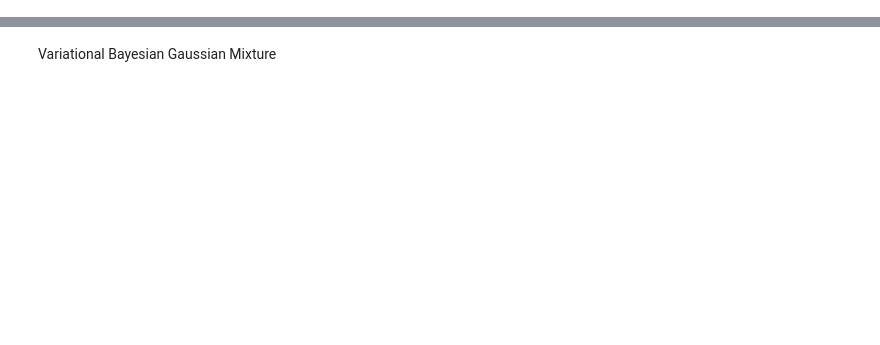
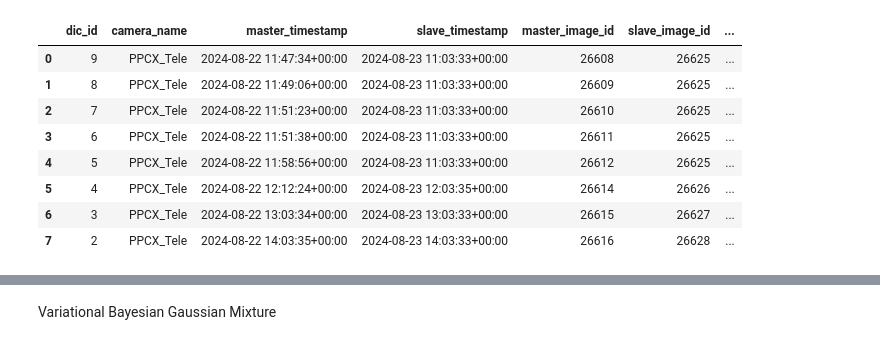
Before and after one commit to franioli/ppcx-domains, a Jupyter notebook: clusterize_GMM.ipynb, the cells around one changed output, grey strips where cells are left out. Saved outputs shown, nothing was run; the diff lists cells and outputs as text; code cells hidden in the pictures; blank space fills up the shorter version.

```diff
--- a/clusterize_GMM.ipynb
+++ b/clusterize_GMM.ipynb
@@ -4,6 +4,7 @@
 
 import io
 import os
+from datetime import datetime
 
 import numpy as np
 import pandas as pd
@@ -13,8 +14,7 @@ from matplotlib import pyplot as plt
 from PIL import Image
 from sklearn.mixture import GaussianMixture
 from sklearn.preprocessing import StandardScaler
-
-from src.database import DICdb
+from sqlalchemy import create_engine
 
 %matplotlib widget
 
@@ -26,14 +26,21 @@ DB_NAME = os.environ.get("DB_NAME", "planpincieux")
 DB_USER = os.environ.get("DB_USER", "")
 DB_PASSWORD = os.environ.get("DB_PASSWORD", "")
 
-APP_HOST = "150.145.51.193"
-APP_PORT = 8001
-IMG_GET_API_BASEURL = f"http://{DB_HOST}:{APP_PORT}/images/"
-
-db = DICdb(
-    host=DB_HOST, port=DB_PORT, database=DB_NAME, user=DB_USER, password=DB_PASSWORD
-)
+APP_HOST = os.environ.get("APP_HOST", "150.145.51.193")
+APP_PORT = os.environ.get("APP_PORT", "8001")
+GET_IMAGE_VIEW = os.environ.get("GET_IMAGE_VIEW", "images")
 
 target_date = "2024-08-23"
-dic_analysis_id = 3098
+camera_name = "PPCX_Tele"
+# dic_analysis_id = 3098
+
+#
+min_velocity = -1  # Minimum velocity threshold in pixels, use -1 to disable
+filter_outliers = True  # Whether to filter out low velocity vectors
+tails_percentile = 0.01  # Percentile for tail filtering
+
+# Create the connection to the database
+db_engine = create_engine(
+    f"postgresql://{DB_USER}:{DB_PASSWORD}@{DB_HOST}:{DB_PORT}/{DB_NAME}"
+)
 # %%
@@ -62,0 +132,16 @@ df = df[df["V"] >= min_velocity].reset_index(drop=True)
+# %%
+# Get DIC analysis metadata (filtered by date/camera)
+dic_analyses = get_dic_analysis_ids(
+    db_engine, reference_date=target_date, camera_name=camera_name
+)
+dic_analyses
+# %% [output]
+|  | dic_id | camera_name | master_timestamp | slave_timestamp | master_image_id | slave_image_id | ... |
+| 0 | 9 | PPCX_Tele | 2024-08-22 11:47:34+00:00 | 2024-08-23 11:03:33+00:00 | 26608 | 26625 | ... |
+| 1 | 8 | PPCX_Tele | 2024-08-22 11:49:06+00:00 | 2024-08-23 11:03:33+00:00 | 26609 | 26625 | ... |
+| 2 | 7 | PPCX_Tele | 2024-08-22 11:51:23+00:00 | 2024-08-23 11:03:33+00:00 | 26610 | 26625 | ... |
+| 3 | 6 | PPCX_Tele | 2024-08-22 11:51:38+00:00 | 2024-08-23 11:03:33+00:00 | 26611 | 26625 | ... |
+| 4 | 5 | PPCX_Tele | 2024-08-22 11:58:56+00:00 | 2024-08-23 11:03:33+00:00 | 26612 | 26625 | ... |
+| 5 | 4 | PPCX_Tele | 2024-08-22 12:12:24+00:00 | 2024-08-23 12:03:35+00:00 | 26614 | 26626 | ... |
+| 6 | 3 | PPCX_Tele | 2024-08-22 13:03:34+00:00 | 2024-08-23 13:03:33+00:00 | 26615 | 26627 | ... |
+| 7 | 2 | PPCX_Tele | 2024-08-22 14:03:35+00:00 | 2024-08-23 14:03:33+00:00 | 26616 | 26628 | ... |
```
Also changed, not shown: parts of 5 cells of this notebook.
